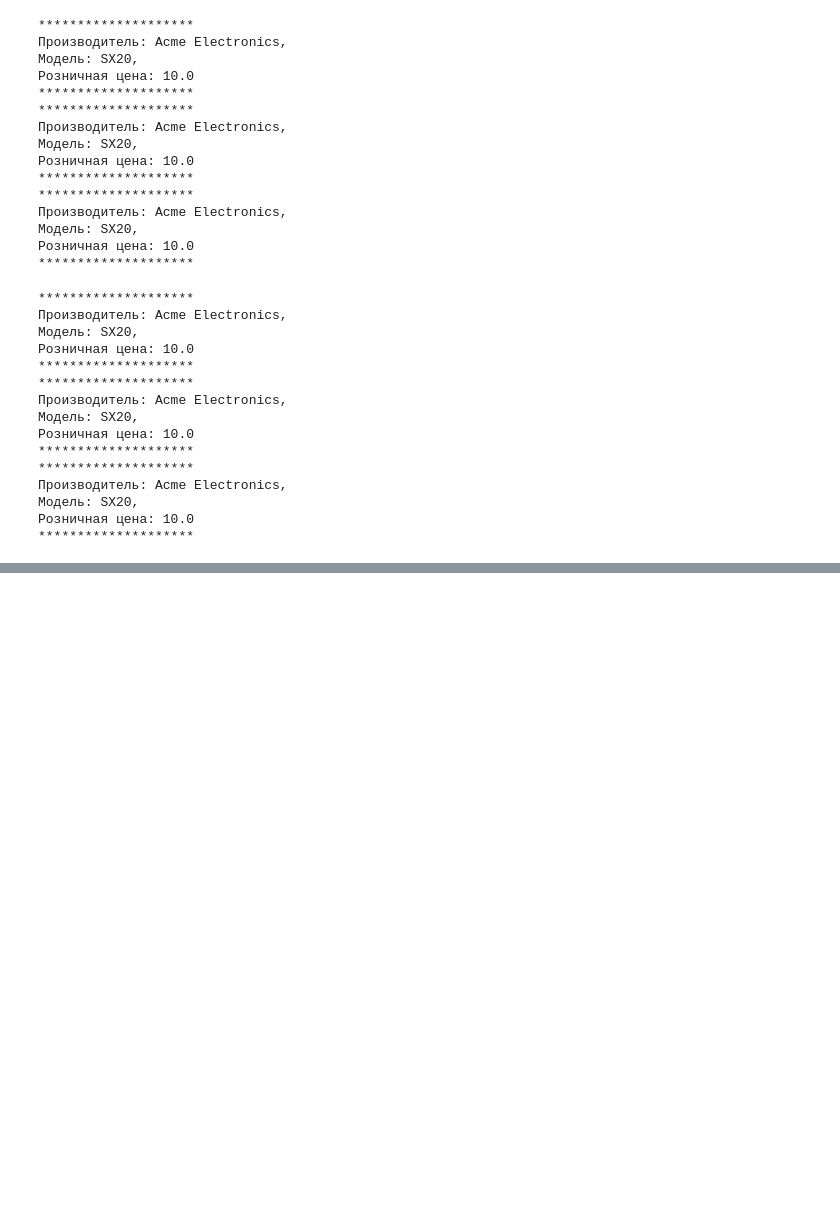
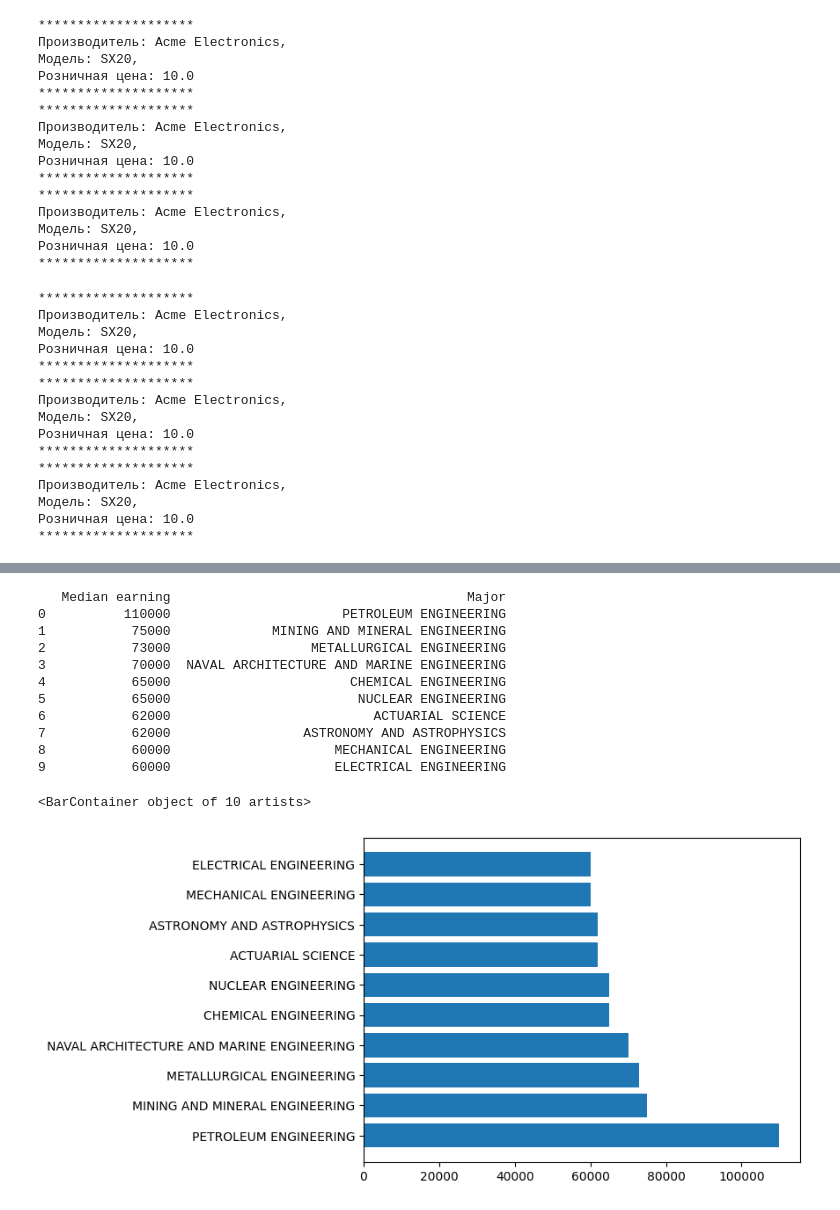
Before and after one commit to enikolaev/Algorithmization_and_programming, a Jupyter notebook: Lectures.ipynb, the cells around one changed output, grey strips where cells are left out. Cells and saved outputs as stored; diff of their text form; code cells hidden in the pictures; blank space fills up the shorter version.

```diff
--- a/Lectures.ipynb
+++ b/Lectures.ipynb
@@ -1490,0 +1579,18 @@ while not end_of_file:
+# %%
+data_salary = data[['Median earning', 'Major']][0:10]
+print(data_salary)
+plt.barh(data_salary['Major'], data_salary['Median earning'])
+# %% [output]
+   Median earning                                      Major
+0          110000                      PETROLEUM ENGINEERING
+1           75000             MINING AND MINERAL ENGINEERING
+2           73000                  METALLURGICAL ENGINEERING
+3           70000  NAVAL ARCHITECTURE AND MARINE ENGINEERING
+4           65000                       CHEMICAL ENGINEERING
+5           65000                        NUCLEAR ENGINEERING
+6           62000                          ACTUARIAL SCIENCE
+7           62000                 ASTRONOMY AND ASTROPHYSICS
+8           60000                     MECHANICAL ENGINEERING
+9           60000                     ELECTRICAL ENGINEERING
+<BarContainer object of 10 artists>
+[figure, added]
```
Also changed, not shown: parts of 19 cells of this notebook.
